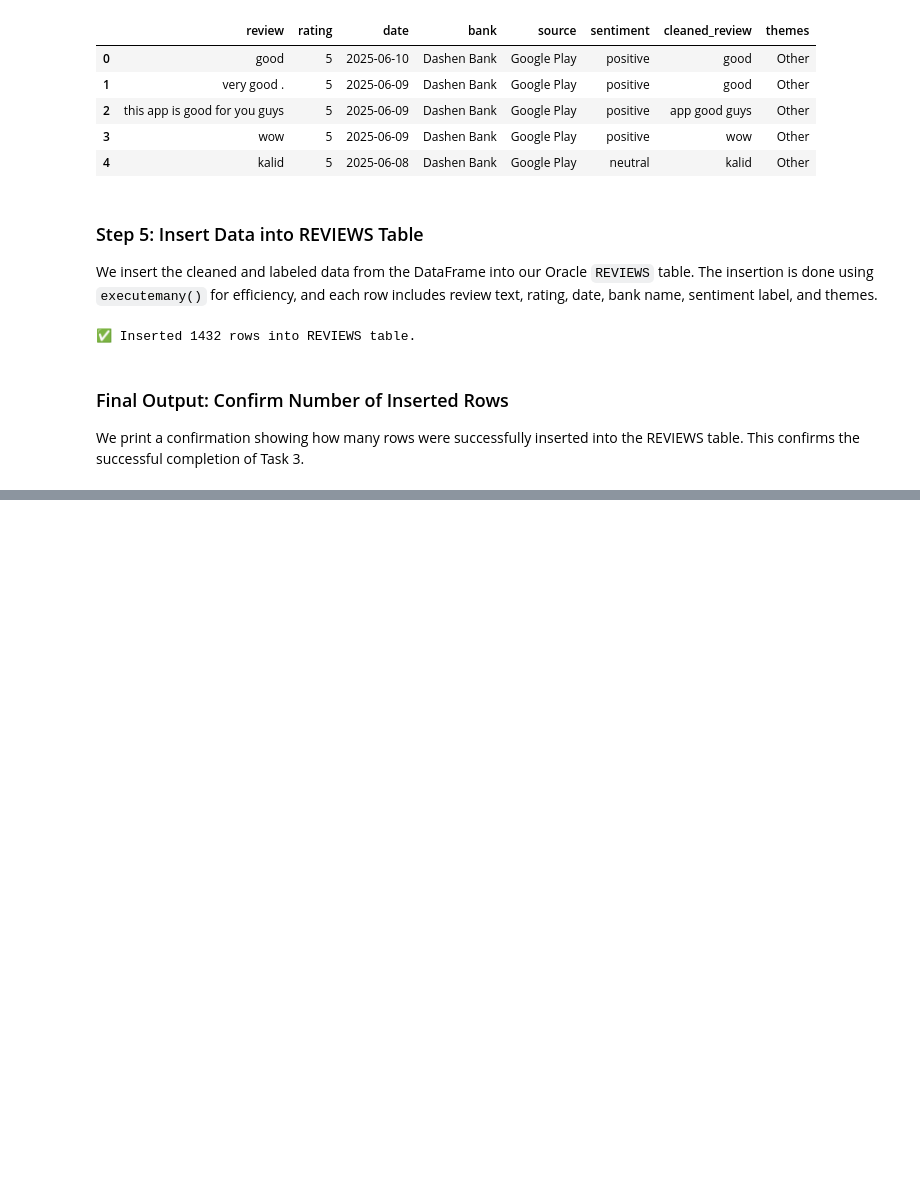
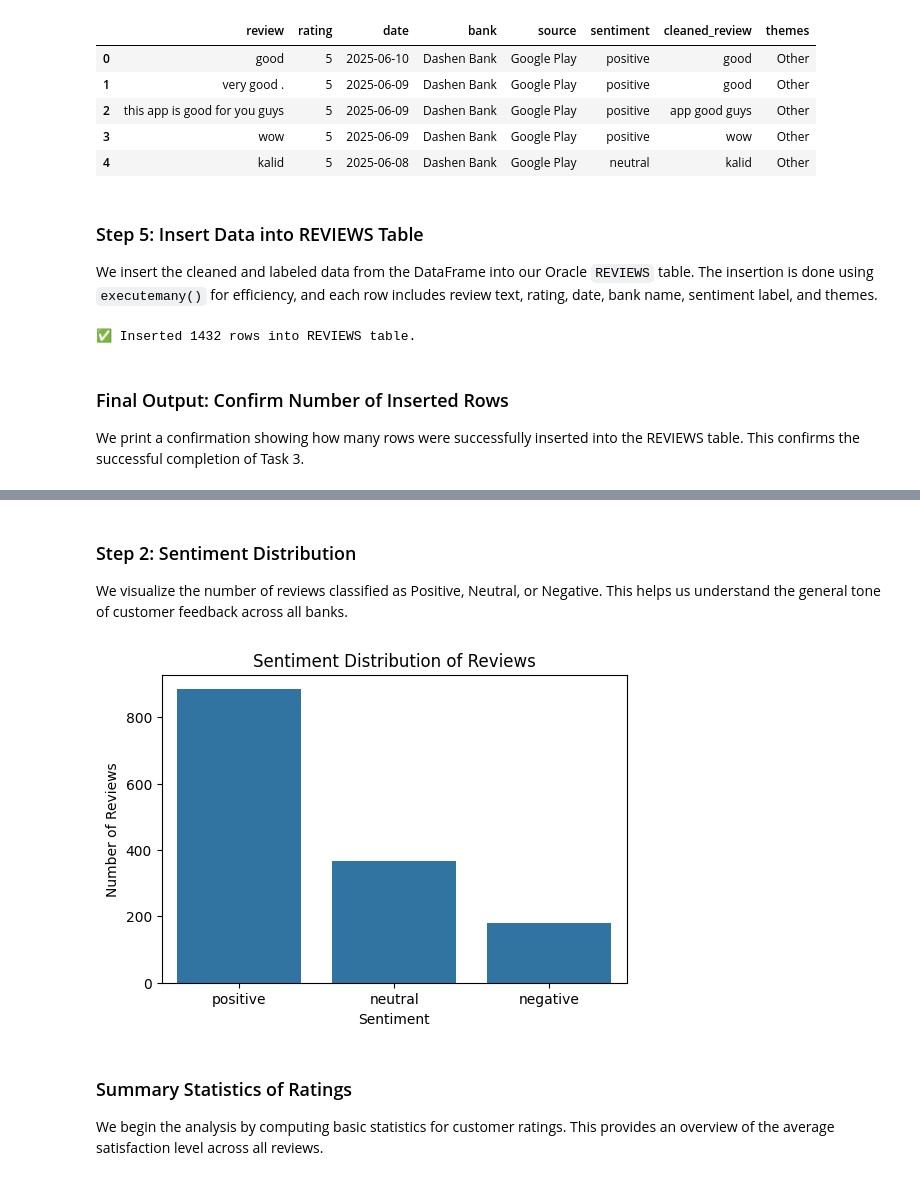
Before and after one commit to Becky-Chala/fintech-reviews-analytics, a Jupyter notebook: notebooks/task1_scraping.ipynb, the cells around one changed output, grey strips where cells are left out. Drawn from its saved outputs; the diff is of its cells as text; code cells hidden in the pictures; blank space fills up the shorter version.

```diff
--- a/notebooks/task1_scraping.ipynb
+++ b/notebooks/task1_scraping.ipynb
@@ -432,0 +437,18 @@ We print a confirmation showing how many rows were successfully inserted into th
+# %%
+query = """
+SELECT
+    REVIEW_TEXT,
+    RATING,
+    REVIEW_DATE,
+    BANK_NAME,
+    SENTIMENT,
+    THEMES
+FROM REVIEWS
+"""
+
+df = pd.read_sql(query, con=conn)
+
+# Convert date to datetime
+df['REVIEW_DATE'] = pd.to_datetime(df['REVIEW_DATE'])
+
+df.head()
@@ -432,0 +462,17 @@ We print a confirmation showing how many rows were successfully inserted into th
+# %% [markdown]
+### Step 2: Sentiment Distribution
+
+We visualize the number of reviews classified as Positive, Neutral, or Negative. This helps us understand the general tone of customer feedback across all banks.
+# %%
+plt.figure(figsize=(6, 4))
+sns.countplot(data=df, x='SENTIMENT', order=df['SENTIMENT'].value_counts().index)
+plt.title("Sentiment Distribution of Reviews")
+plt.xlabel("Sentiment")
+plt.ylabel("Number of Reviews")
+plt.show()
+# %% [output]
+[figure, added]
+# %% [markdown]
+### Summary Statistics of Ratings
+
+We begin the analysis by computing basic statistics for customer ratings. This provides an overview of the average satisfaction level across all reviews.
```
Also changed, not shown: parts of 11 cells of this notebook.
